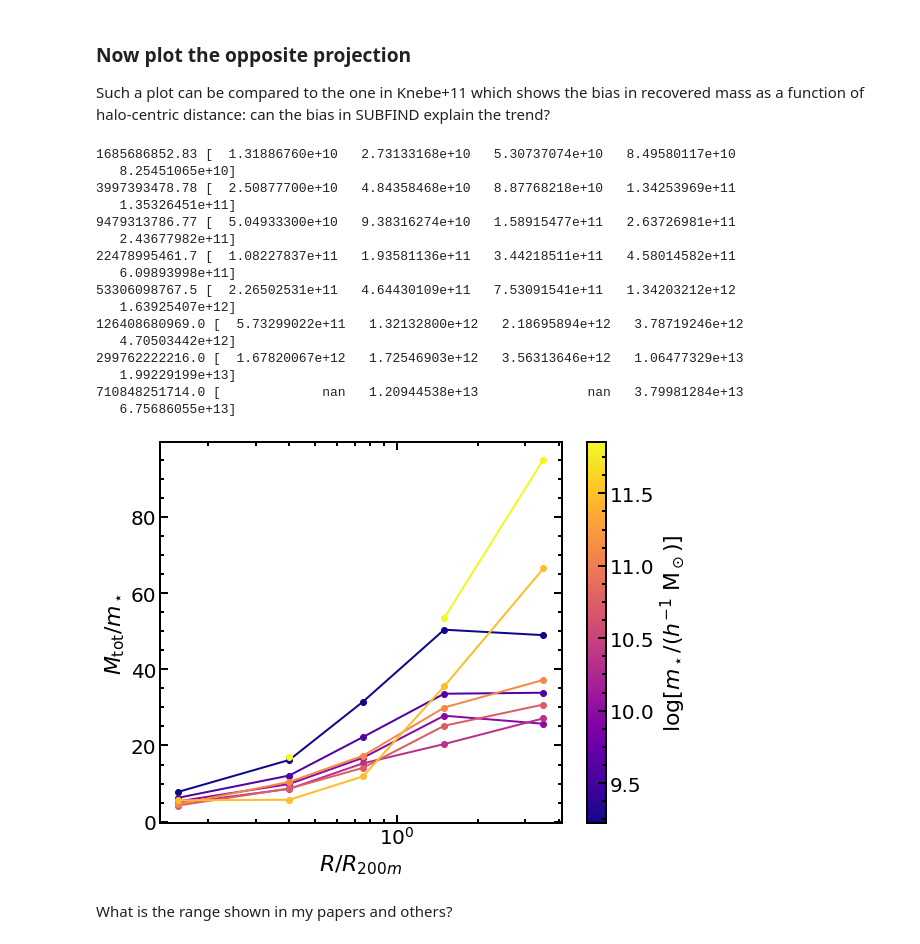
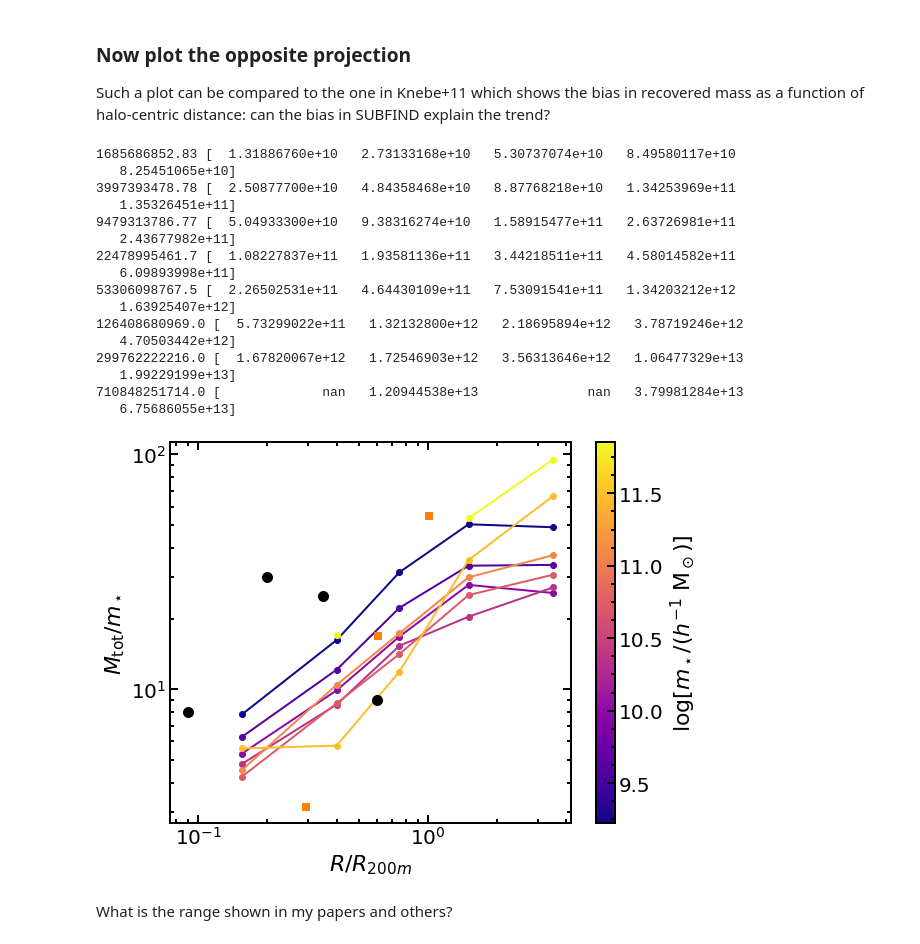
Before and after one commit to cristobal-sifon/eagle-satellites, a Jupyter notebook: notebooks/explore.ipynb, the cells around one changed output. Cells and saved outputs as stored; diff of their text form; code cells hidden in the pictures.

```diff
--- a/notebooks/explore.ipynb
+++ b/notebooks/explore.ipynb
@@ -19,3 +21,5 @@ plotutils.update_rcParams()
+# %%
+sfbias = lambda x, a=-1.448, b=1.189, c=0.386: a + b*x**c
 # %%
 sim = 'RefL0100N1504'
 snapshot = 26
@@ -417,6 +421,6 @@ sRbinned = satgr.groupby([scut, pd.cut(satgr.dist_host_norm, Rbins)])
 msub_R = sRbinned.mean().M_sat.values.reshape((mstar.size,R.size))
 #print(msub_R)
 # average normalized cluster-centric distance
-Ravg_sat = mean(sRbinned, 'dist_host_norm', (mstar.size,R.size))
+Ravg_sat = mean(sRbinned, 'xydist_host_norm', (mstar.size,R.size))
 print(Ravg_sat)
 # %% [output]
@@ -424,11 +428,12 @@ print(Ravg_sat)
 # %% [markdown]
 ### Now of all galaxies binned by distance to nearest massive cluster
 # %%
+# I'm using the distances in the xy plane
 print(galcl.columns)
 clbinned = galcl.groupby([pd.cut(galcl.Mstar, mstarbins),
-                          pd.cut(galcl.Nearest_dist, Rbins)])
+                          pd.cut(galcl.xyNearest_dist, Rbins)])
 msub_cl = clbinned.mean().M.values.reshape((mstar.size,R.size))
-Ravg_cl = mean(clbinned, 'Nearest_dist_norm', (mstar.size,R.size))
+Ravg_cl = mean(clbinned, 'xyNearest_dist_norm', (mstar.size,R.size))
 print(Ravg_cl)
 # %% [output]
 Index(['GalaxyID', 'GroupID', 'M', 'M_DM', 'Mstar', 'Nearest_ID',
@@ -477,23 +482,35 @@ lines = []
 colors, colorbar = plotutils.colorscale(
     n=Ravg_sat.size, vmin=0, vmax=Rbins[-1], cmap='plasma')
 for i in range(R.size):
+    print(i)
     # in all groups
-    ax.plot(mstar, msub_R[:,i], dashes=(8,2), color=colors[i], lw=2)#,
+    ax.plot(mstar, msub_R[:,i], '-', color=colors[i], lw=3)#,
             #label='{0} $<$ $R/R_{{200m}}$ $<$ {1}'.format(Rbins[i],Rbins[i+1]))
+    print(msub_R[:,i])
     # in massive groups
-    ax.plot(mstar, msub_cl[:,i], '-', color=colors[i], lw=2,
-            label='_none_')
+    #ax.plot(mstar, msub_cl[:,i], dashes=(8,2), color=colors[i], lw=2,
+            #label='_none_')
+    print(msub_cl[:,i])
+    # corrected for the SUBFIND bias -- note that this applies only to subhalos,
+    # and I believe the distance here should be 3d
+    if R[i] < 1.5:
+        ax.plot(mstar, msub_R[:,i]/(1+sfbias(R[i])),
+                dashes=(6,4,2,4), color=colors[i], lw=2,
+                label='_none_')
+        print(msub_R[:,i]/(1+sfbias(R[i])))
     if i == 0:
-        lines.append(ax.plot([], [], 'k', dashes=(8,2), lw=2)[0])
         lines.append(ax.plot([], [], 'k-')[0])
+        #lines.append(ax.plot([], [], 'k', dashes=(8,2), lw=2)[0])
+        lines.append(ax.plot([], [], 'k', dashes=(6,4,2,4), lw=2)[0])
 #cbar = plt.colorbar(colorbar, ax=ax, orientation='horizontal', pad=0.1)
 cbar = plt.colorbar(colorbar, ax=ax)#, orientation='horizontal', pad=0.1)
 cbar.set_label('$R/R_{{200m}}$')
 
 leg = ax.legend(loc='upper left', fontsize=12, frameon=False)
-ax.annotate('Colors:', xy=(1.8e10,2.5e10), ha='left', va='bottom', fontsize=12)
+ax.annotate('Colors:', xy=(1.8e10,3.5e10), ha='left', va='bottom', fontsize=12)
 ax.legend(lines,
-          ('Satellites of all groups', 'Galaxies around massive groups'),
+          ('Satellites of all groups', #'Galaxies around massive groups',
+           'All satellites, corrected'),
           loc='lower right', fontsize=12, frameon=False)
 plt.gca().add_artist(leg)
 plotutils.savefig(os.path.join(plot_path, 'total_to_stellar_groups_and_clusters.pdf'));
@@ -510,35 +545,45 @@ Such a plot can be compared to the one in Knebe+11 which shows the bias in recov
 # %%
 fig, ax = plt.subplots(figsize=(9,7))
 ax.set_xscale('log')
+ax.set_yscale('log')
 ax.set_xlabel('$R/R_{200m}$')
 ax.set_ylabel('$M_\mathrm{tot}/m_\star$')
 
 colors, colorbar = plotutils.colorscale(
     array=np.log10(mstar), cmap='plasma')
 
 for i in range(mstar.size):
     print(mstar[i], msub_R[i])
     ax.plot(R, msub_R[i]/mstar[i], 'o-', color=colors[i], lw=2)
 
+# MENeaCS (by eye)
+rmen = np.array([0.09, 0.2, 0.35, 0.6])
+ymen = np.array([8, 30, 25, 9])
+ax.plot(rmen, ymen, 'ko', ms=10, label='Meneacs')
+# Li+16
+rli = np.array([0.29, 0.6, 1.])
+yli = np.array([3.2, 17, 55])
+ax.plot(rli, yli, 'C1s', ms=7, label='Li+16')
+
 cbar = plt.colorbar(colorbar, ax=ax)
 cbar.set_label('$\log [m_\star$/($h^{-1}$ M$_\odot$)]');
 # %% [output]
 1685686852.83 [  1.31886760e+10   2.73133168e+10   5.30737074e+10   8.49580117e+10
    8.25451065e+10]
 3997393478.78 [  2.50877700e+10   4.84358468e+10   8.87768218e+10   1.34253969e+11
    1.35326451e+11]
 9479313786.77 [  5.04933300e+10   9.38316274e+10   1.58915477e+11   2.63726981e+11
    2.43677982e+11]
 22478995461.7 [  1.08227837e+11   1.93581136e+11   3.44218511e+11   4.58014582e+11
    6.09893998e+11]
 53306098767.5 [  2.26502531e+11   4.64430109e+11   7.53091541e+11   1.34203212e+12
    1.63925407e+12]
 126408680969.0 [  5.73299022e+11   1.32132800e+12   2.18695894e+12   3.78719246e+12
    4.70503442e+12]
 299762222216.0 [  1.67820067e+12   1.72546903e+12   3.56313646e+12   1.06477329e+13
    1.99229199e+13]
 710848251714.0 [             nan   1.20944538e+13              nan   3.79981284e+13
    6.75686055e+13]
-[figure, old version]
+[figure, new version]
 # %% [markdown]
 What is the range shown in my papers and others?
```
Also changed, not shown: parts of 7 cells of this notebook, 6 other files.
